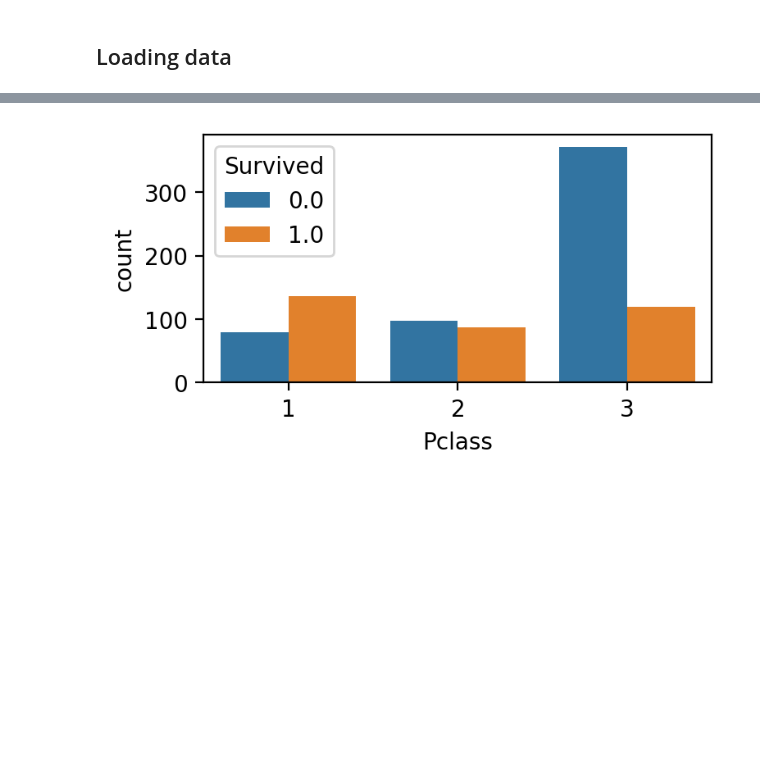
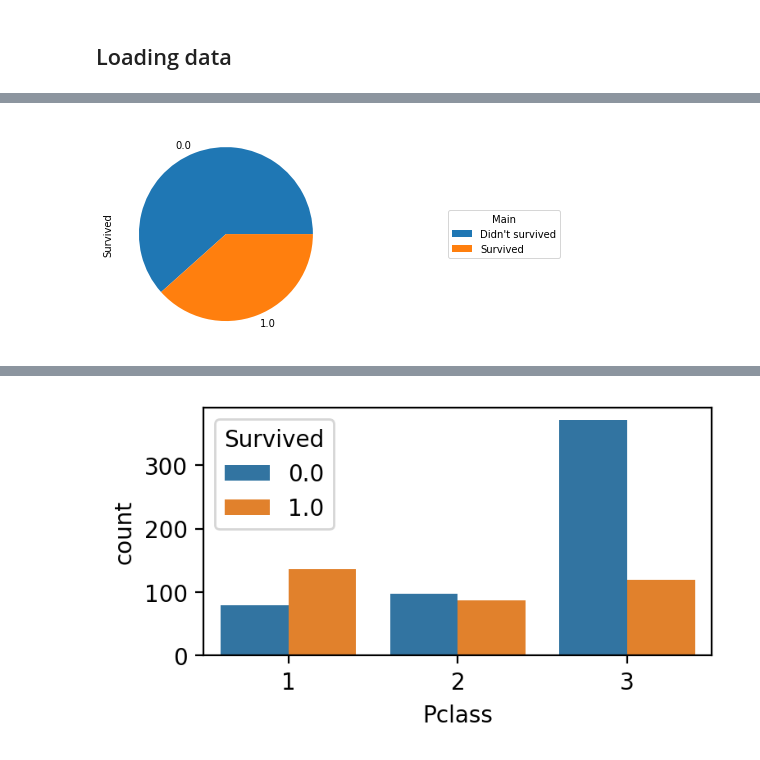
Before and after one commit to bronkaeux/titanik_data_research, a Jupyter notebook: titanik_research.ipynb, the cells around one changed output, grey strips where cells are left out. Drawn from its saved outputs; the diff is of its cells as text; code cells hidden in the pictures; blank space fills up the shorter version.

```diff
--- a/titanik_research.ipynb
+++ b/titanik_research.ipynb
@@ -16,0 +63,4 @@ sns.countplot(data=df, x = 'Survived', hue='Pclass'); #
+# %%
+fig_pclass = df['Survived'].value_counts().plot.pie().legend(labels=["Didn't survived","Survived"], loc='center left', bbox_to_anchor=(1.5, 0.5)).set_title("Main");
+# %% [output]
+[figure, added]
```
Also changed, not shown: parts of 25 cells of this notebook.
